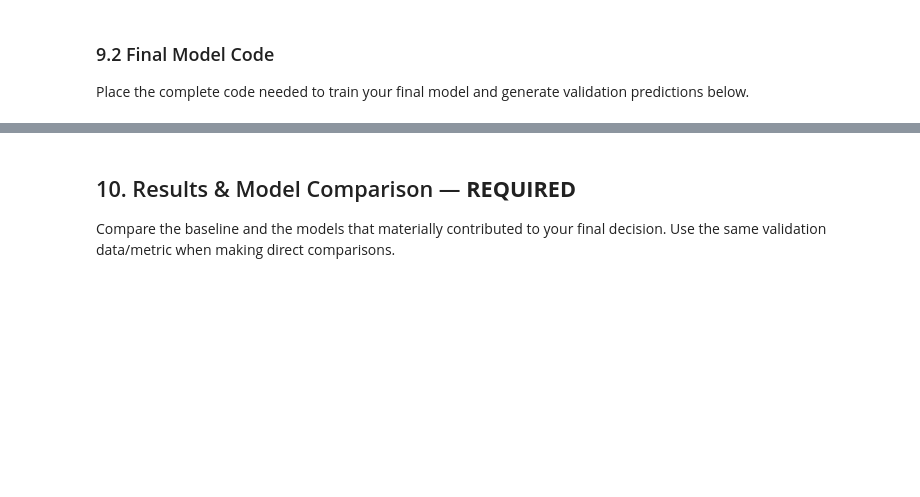
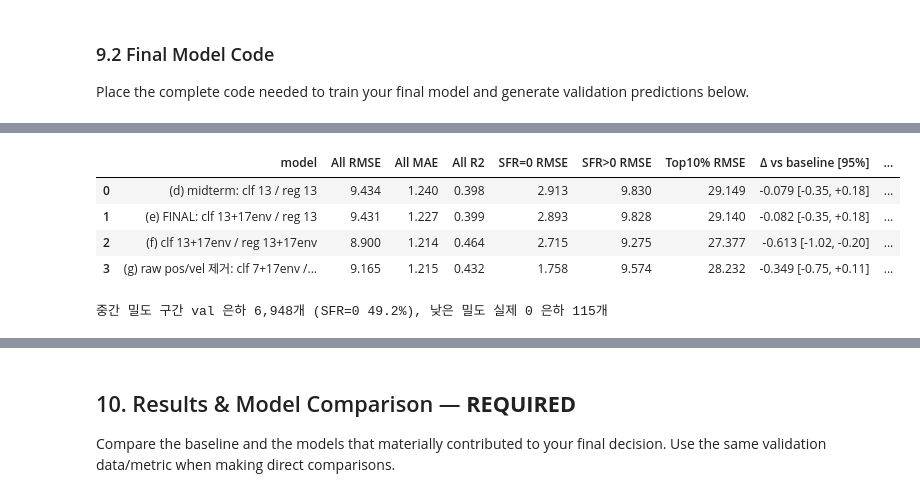
Before and after one commit to ZizonK7/sdi2026-galaxy-sfr, a Jupyter notebook: DataHub_701104_mid.ipynb, the cells around one changed output, grey strips where cells are left out. Drawn from its saved outputs; the diff is of its cells as text; code cells hidden in the pictures; blank space fills up the shorter version.

```diff
--- a/DataHub_701104_mid.ipynb
+++ b/DataHub_701104_mid.ipynb
@@ -2109,0 +2212,42 @@ Training time: 1.3 s
+# %%
+# 9.2 보조: 환경 피처를 어느 단계에 넣느냐 — 같은 HGB 설정, 공통 분할 val, 7절과 같은 쌍 부트스트랩 구간
+NO_POSVEL_CLF = [c for c in CLF_FEATURES if c not in POSVEL]
+NO_POSVEL_REG = [c for c in REG_FEATURES if c not in POSVEL]
+variants = {
+    "(d) midterm: clf 13 / reg 13": preds["(d) two-stage P x E"],                # 7절 값 그대로
+    "(e) FINAL: clf 13+17env / reg 13": VAL_PREDICTIONS,
+    "(f) clf 13+17env / reg 13+17env": TwoStageSFREnv(HGB, CLF_FEATURES, CLF_FEATURES).fit(X_train_env, y_train).predict(X_val_env),
+    "(g) raw pos/vel 제거: clf 7+17env / reg 7": TwoStageSFREnv(HGB, NO_POSVEL_CLF, NO_POSVEL_REG).fit(X_train_env, y_train).predict(X_val_env),
+}
+probs = {
+    "(d) midterm: clf 13 / reg 13": p_val,                                       # 7절 분류기 확률
+    "(e) FINAL: clf 13+17env / reg 13": FINAL_MODEL.predict_proba_positive(X_val_env),
+}
+dens_val = X_val["log10_overdensity_plus_1"].to_numpy()
+MID = (dens_val > 1.3647506592) & (dens_val <= 2.4085653980)     # SFR=0 비율이 약 50%인 중간 밀도 구간 (조장 11-06 실험의 경계)
+LOW = dens_val <= 1.3647506592
+rows = []
+for k, p in variants.items():
+    t = evaluate_sfr(y_val, p, k).set_index("Regime")
+    d_b, lo_b, hi_b = paired_rmse_ci(baseline_pred, p, y_val)
+    d_d, lo_d, hi_d = paired_rmse_ci(variants["(d) midterm: clf 13 / reg 13"], p, y_val)
+    row = {"model": k, "All RMSE": t.loc["All", "RMSE"], "All MAE": t.loc["All", "MAE"], "All R2": t.loc["All", "R2"],
+           "SFR=0 RMSE": t.loc["SFR = 0", "RMSE"], "SFR>0 RMSE": t.loc["SFR > 0", "RMSE"], "Top10% RMSE": t.loc["Top 10% SFR", "RMSE"],
+           "Δ vs baseline [95%]": f"{d_b:+.3f} [{lo_b:+.2f}, {hi_b:+.2f}]", "Δ vs (d) [95%]": f"{d_d:+.3f} [{lo_d:+.2f}, {hi_d:+.2f}]"}
+    if k in probs:
+        pp = probs[k]
+        row["clf AUC"] = roc_auc_score(yv_pos, pp)
+        row["clf log loss"] = log_loss(yv_pos, pp)
+        row["중간구간 0판정 정확도"] = np.mean((pp[MID] > 0.5) == (yv_pos[MID] == 1))
+        row["낮은밀도 실제0 적중률"] = np.mean(pp[LOW & (yv_pos == 0)] <= 0.5)
+    rows.append(row)
+env_table = pd.DataFrame(rows)
+display(env_table.round(3))
+print(f"중간 밀도 구간 val 은하 {MID.sum():,}개 (SFR=0 {np.mean(yv_pos[MID]==0):.1%}), 낮은 밀도 실제 0 은하 {(LOW & (yv_pos==0)).sum()}개")
+# %% [output]
+|  | model | All RMSE | All MAE | All R2 | SFR=0 RMSE | SFR>0 RMSE | Top10% RMSE | Δ vs baseline [95%] | ... |
+| 0 | (d) midterm: clf 13 / reg 13 | 9.434 | 1.240 | 0.398 | 2.913 | 9.830 | 29.149 | -0.079 [-0.35, +0.18] | ... |
+| 1 | (e) FINAL: clf 13+17env / reg 13 | 9.431 | 1.227 | 0.399 | 2.893 | 9.828 | 29.140 | -0.082 [-0.35, +0.18] | ... |
+| 2 | (f) clf 13+17env / reg 13+17env | 8.900 | 1.214 | 0.464 | 2.715 | 9.275 | 27.377 | -0.613 [-1.02, -0.20] | ... |
+| 3 | (g) raw pos/vel 제거: clf 7+17env /... | 9.165 | 1.215 | 0.432 | 1.758 | 9.574 | 28.232 | -0.349 [-0.75, +0.11] | ... |
+중간 밀도 구간 val 은하 6,948개 (SFR=0 49.2%), 낮은 밀도 실제 0 은하 115개
```
Also changed, not shown: parts of 16 cells of this notebook, 1 other file.
